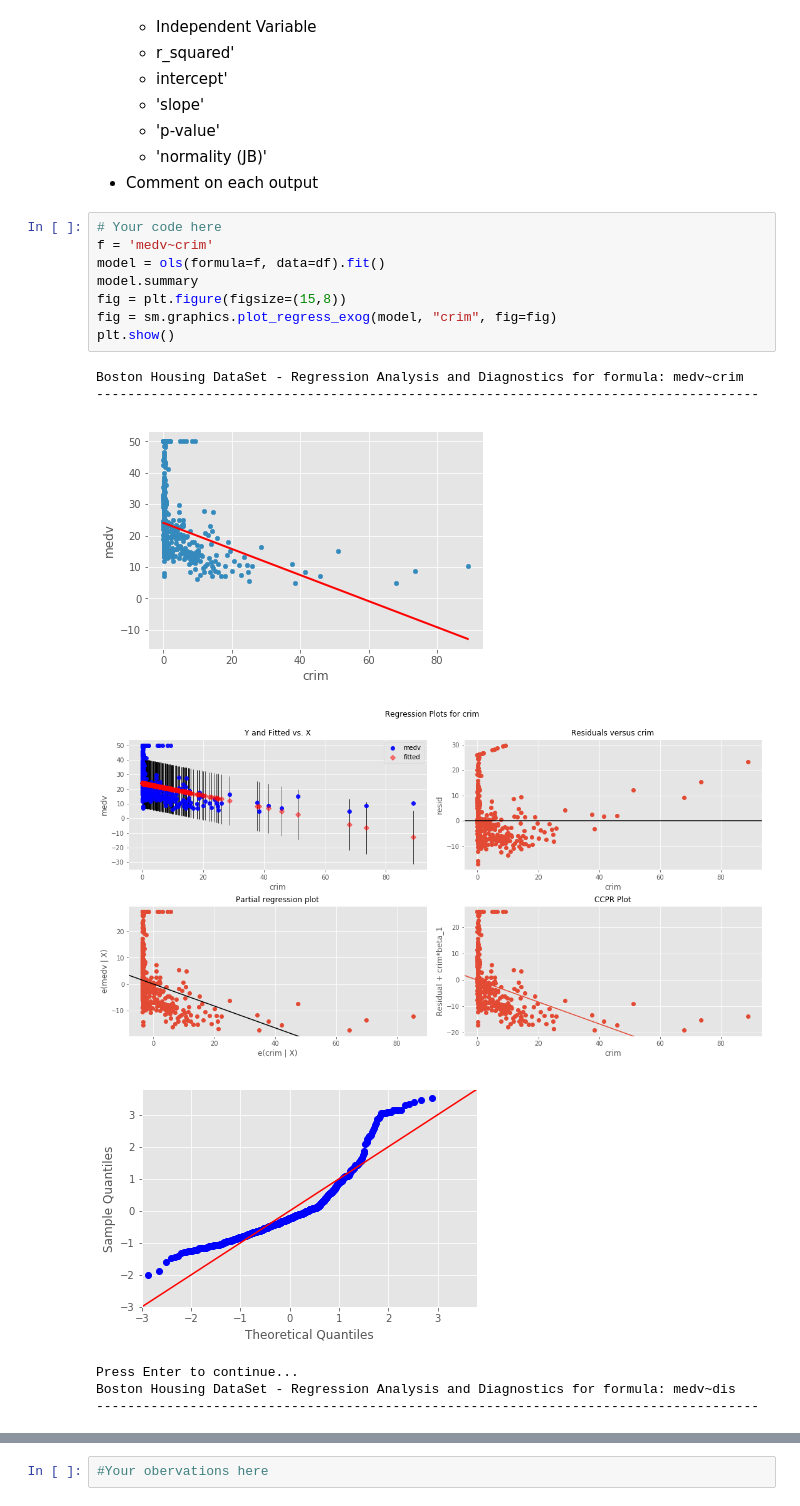
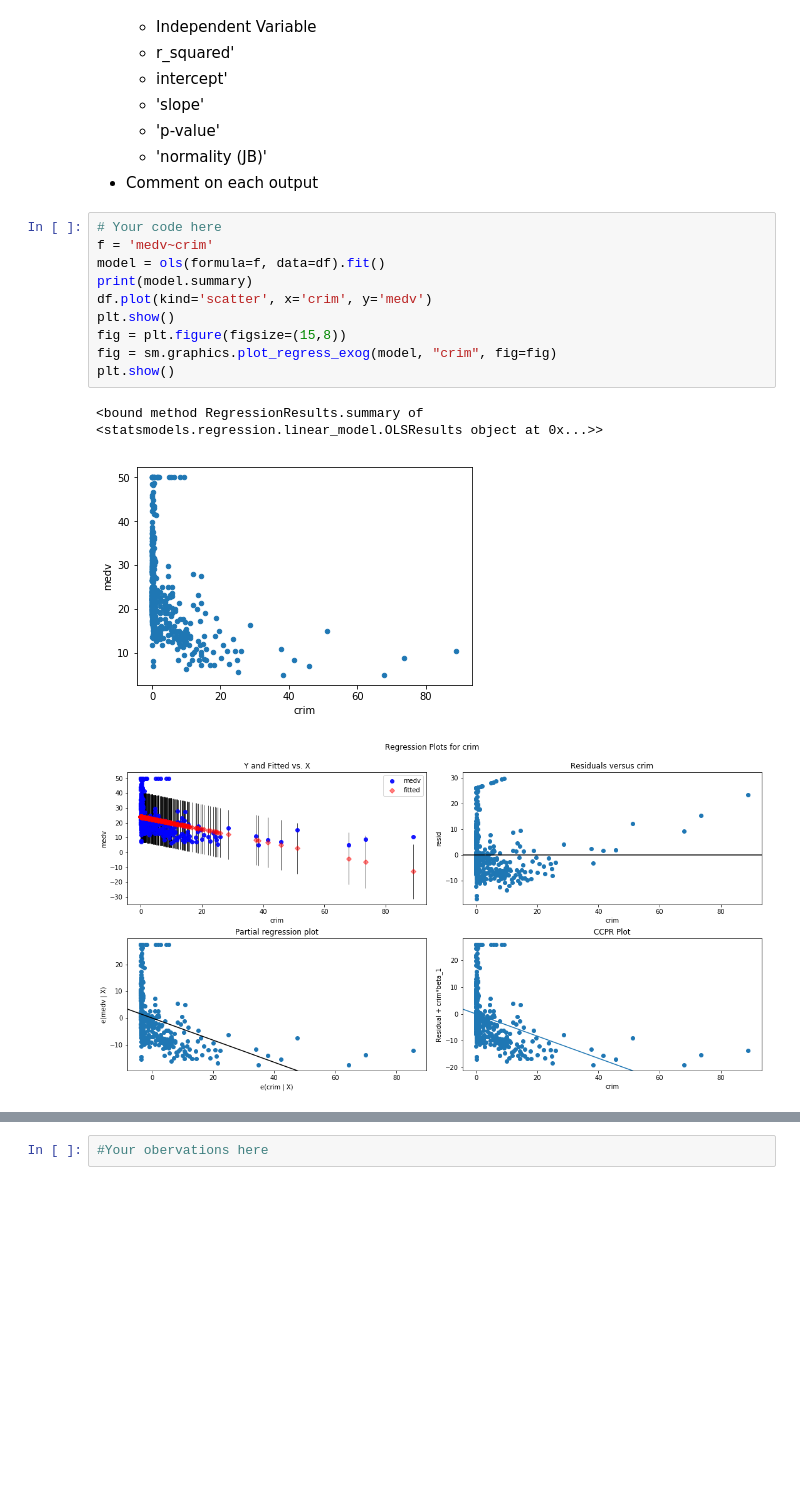
Before and after one commit to msas111/dsc-01-10-16-regression-EOD-Lab-online-ds-sp-000, a Jupyter notebook: index.ipynb, the cells around one changed output, grey strips where cells are left out. Drawn from its saved outputs; the diff is of its cells as text; blank space fills up the shorter version.

```diff
--- a/index.ipynb
+++ b/index.ipynb
@@ -129,17 +129,14 @@ Right here is the real deal. Let's perform a number of simple regression experim
 # %%
 # Your code here
 f = 'medv~crim'
 model = ols(formula=f, data=df).fit()
-model.summary
+print(model.summary)
+df.plot(kind='scatter', x='crim', y='medv')
+plt.show()
 fig = plt.figure(figsize=(15,8))
 fig = sm.graphics.plot_regress_exog(model, "crim", fig=fig)
 plt.show()
 # %% [output]
-Boston Housing DataSet - Regression Analysis and Diagnostics for formula: medv~crim
--------------------------------------------------------------------------------------
+<bound method RegressionResults.summary of <statsmodels.regression.linear_model.OLSResults object at 0x...>>
-[figure, old version]
+[figure, new version]
-[figure, old version]
+[figure, new version]
-[figure, removed]
-Press Enter to continue...
-Boston Housing DataSet - Regression Analysis and Diagnostics for formula: medv~dis
--------------------------------------------------------------------------------------
```
Also changed, not shown: parts of 2 cells of this notebook.
